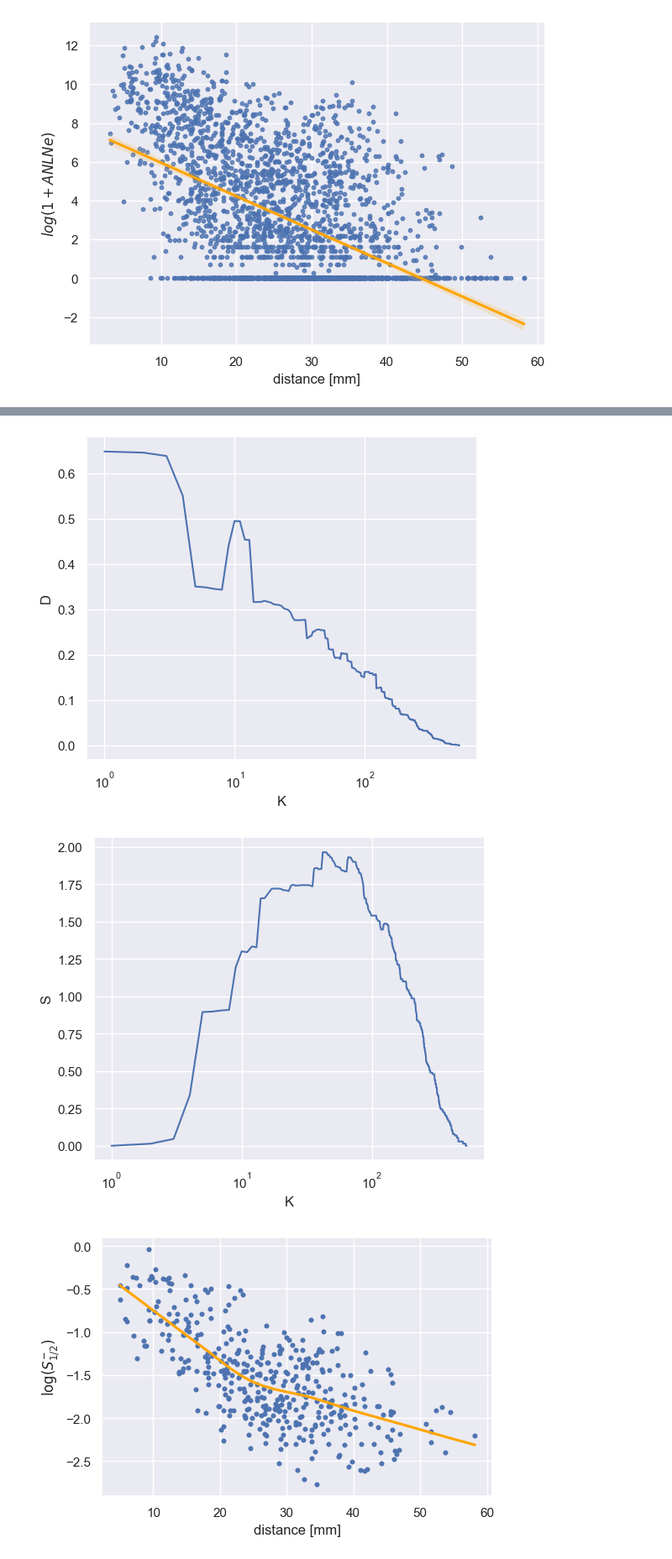
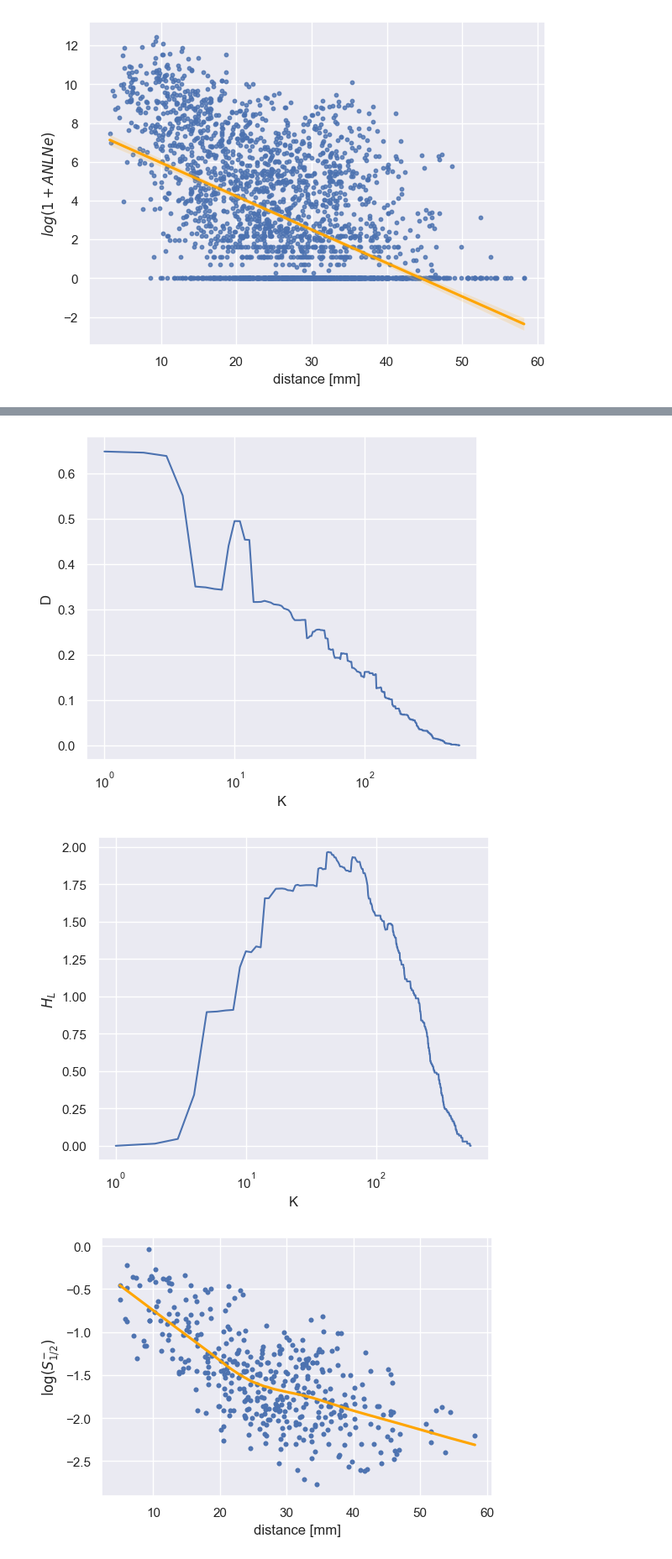
Before and after one commit to mrtnzrm2/ELK, a Jupyter notebook: MAC29_example.ipynb, the cells around one changed output, grey strips where cells are left out. Shown at 84% size. Saved outputs shown, nothing was run; the diff lists cells and outputs as text; code cells hidden in the pictures.

```diff
--- a/MAC29_example.ipynb
+++ b/MAC29_example.ipynb
@@ -76,26 +75,26 @@ Number of vertices in the tree: 57
 # %%
 plot_h = Plot_H(H)
 plot_h.plot_Hierarchical_Entropy(width=6, height=5)
 plot_h.plotD(width=6, height=5)
-plot_h.plotSloop(width=6, height=5)
+plot_h.plotHL(width=6, height=5)
 # %% [output]
         > Visualize Hierarchical Entropy by levels!!!
 Levels node hierarchy: 13
 Levels link hierarchy: 38
             S dir                 c  level
 34   0.051426   H  node_hierarchy_H      5
 47   0.151007   V  node_hierarchy_H      5
 5    0.051063   H    node_hierarchy      8
 17   0.088875   V    node_hierarchy      9
 150  0.035983   H  link_hierarchy_H     16
 188  0.040106   V  link_hierarchy_H     16
 73   0.026775   H    link_hierarchy     17
 110  0.027376   V    link_hierarchy     18
         > Plot D as a function of K
         > Plot loop entropy as a function of K
 [figure]
 [figure]
-[figure, old version]
+[figure, new version]
 # %%
 
 plot_n.regXY(
```
Also changed, not shown: parts of 4 cells of this notebook, 10 other files.
